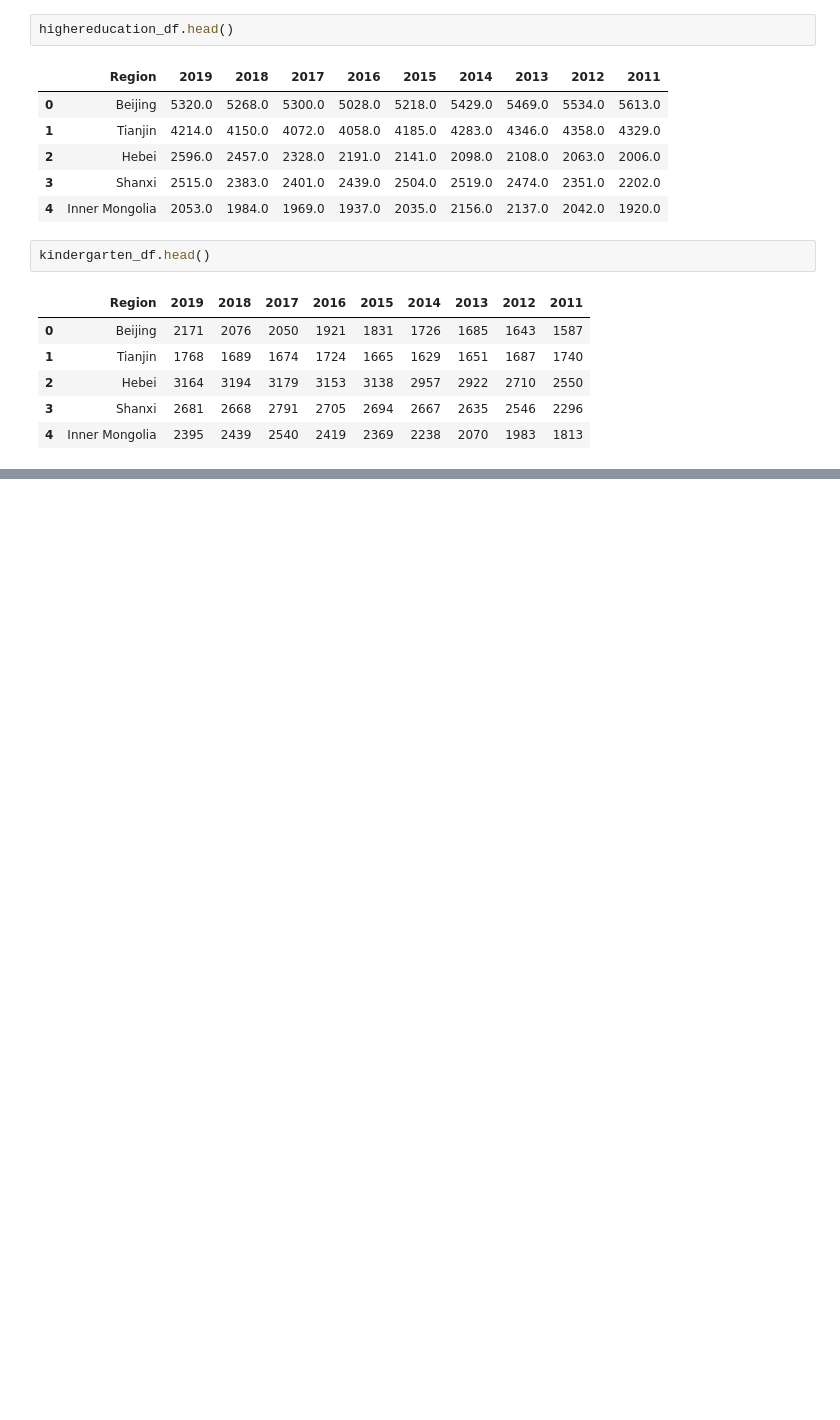
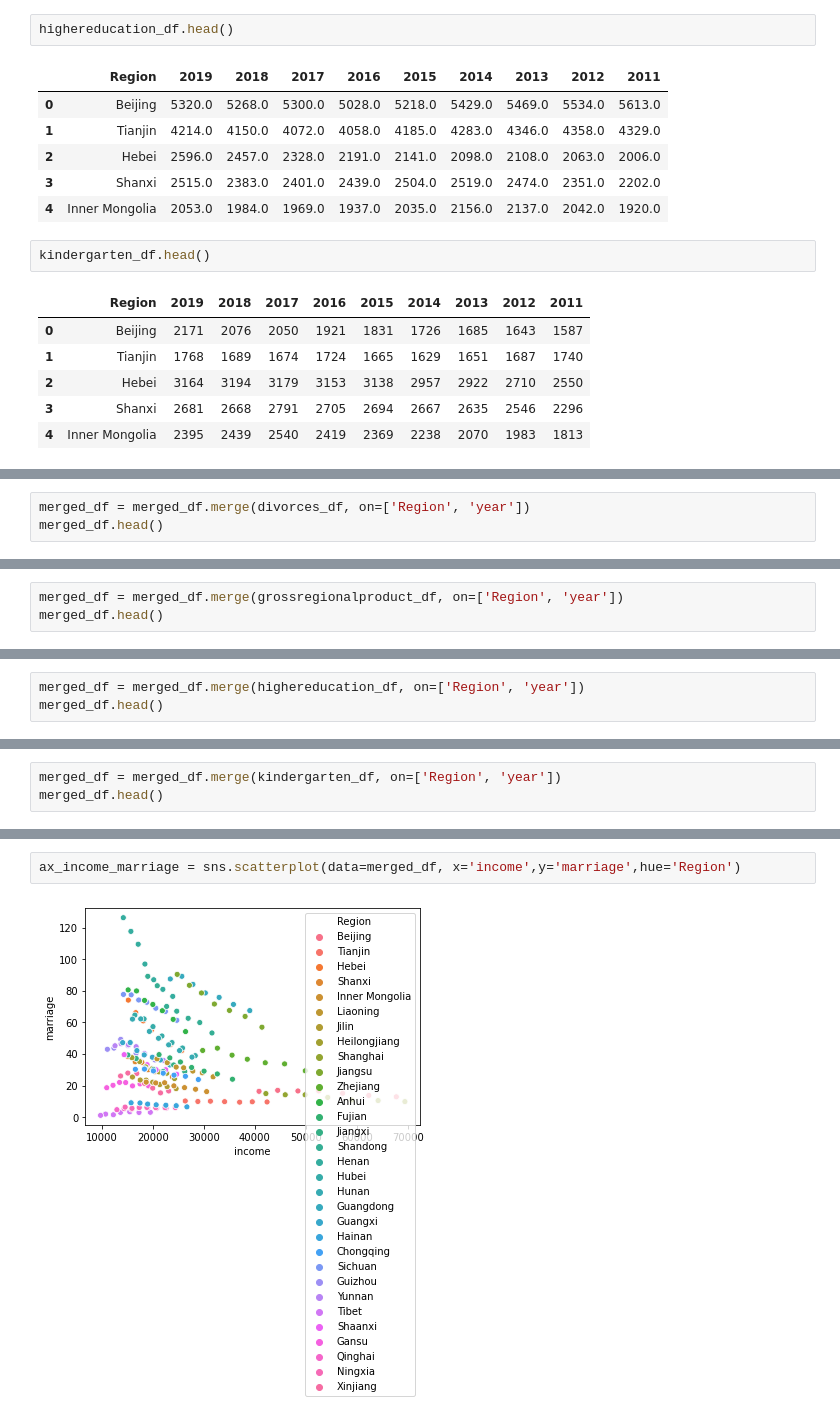
Before and after one commit to mexiliang/umich-591, a Jupyter notebook: Scatterplot.ipynb, the cells around one changed output, grey strips where cells are left out. Cells and saved outputs as stored; diff of their text form; blank space fills up the shorter version.

Commit message:
Scatter plot exporation done.

```diff
--- a/Scatterplot.ipynb
+++ b/Scatterplot.ipynb
@@ -132,0 +151,3 @@ income_divorce.head()
+# %%
+merged_df = merged_df.merge(divorces_df, on=['Region', 'year'])
+merged_df.head()
@@ -132,0 +161,3 @@ income_divorce.head()
+# %%
+merged_df = merged_df.merge(grossregionalproduct_df, on=['Region', 'year'])
+merged_df.head()
@@ -132,0 +171,3 @@ income_divorce.head()
+# %%
+merged_df = merged_df.merge(highereducation_df, on=['Region', 'year'])
+merged_df.head()
@@ -132,0 +181,3 @@ income_divorce.head()
+# %%
+merged_df = merged_df.merge(kindergarten_df, on=['Region', 'year'])
+merged_df.head()
@@ -132,0 +191,4 @@ income_divorce.head()
+# %%
+ax_income_marriage = sns.scatterplot(data=merged_df, x='income',y='marriage',hue='Region')
+# %% [output]
+[figure, added]
```
Also changed, not shown: parts of 24 cells of this notebook.
